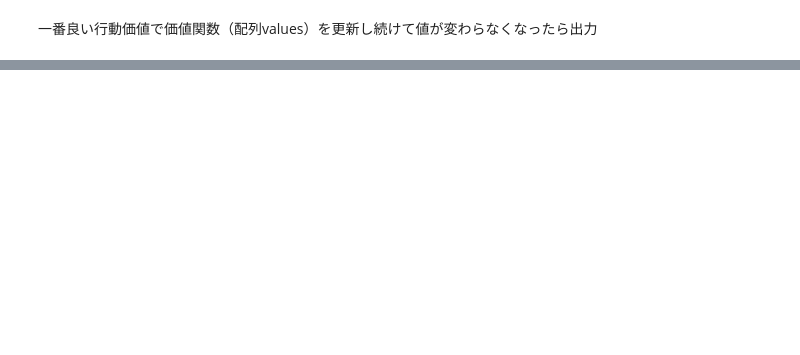
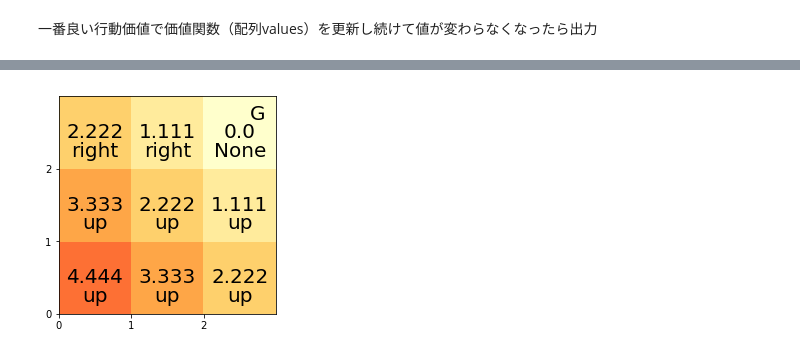
Before and after one commit to ryuichiueda/probrobo2017, a Jupyter notebook: 07.ipynb, the cells around one changed output, grey strips where cells are left out. Cells and saved outputs as stored; diff of their text form; code cells hidden in the pictures; blank space fills up the shorter version.

```diff
--- a/07.ipynb
+++ b/07.ipynb
@@ -273,0 +278,4 @@ sweep 2
+# %%
+draw("all",None)
+# %% [output]
+[figure, added]
```
Also changed, not shown: parts of 11 cells of this notebook.
